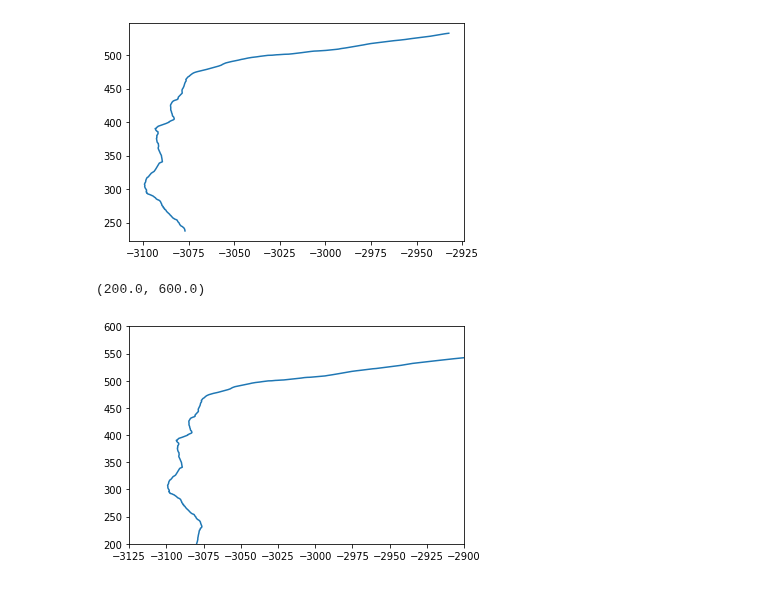
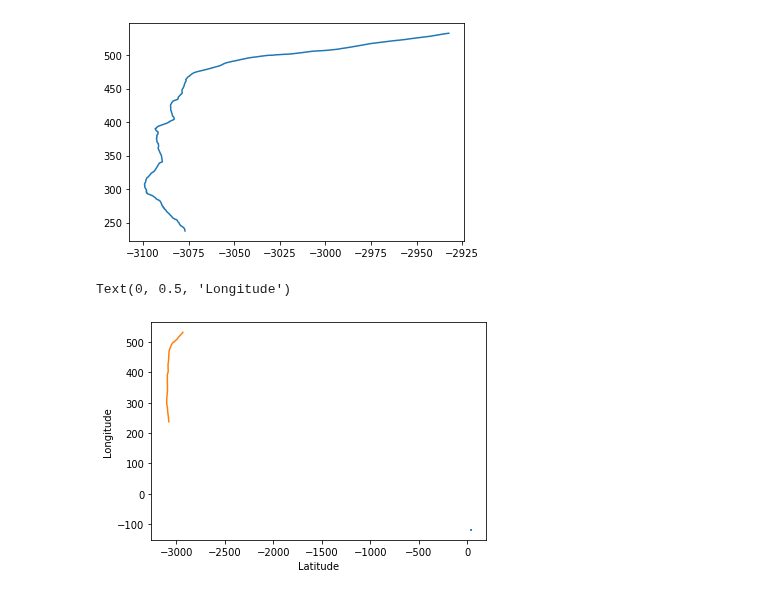
Before and after one commit to arunavanag591/odor_analysis, a Jupyter notebook: data_exploration/DesertBagAnalysis.ipynb, the cells around one changed output. Saved outputs shown, nothing was run; the diff lists cells and outputs as text; code cells hidden in the pictures.

```diff
--- a/data_exploration/DesertBagAnalysis.ipynb
+++ b/data_exploration/DesertBagAnalysis.ipynb
@@ -377,3 +374,16 @@ plt.plot(wind_df_bag02.position_u,wind_df_bag02.position_v)
 # %% [output]
 [<matplotlib.lines.Line2D at 0x...>]
 [figure]
+# %%
+fig_odor_gps = plt.figure()
+ax= fig_odor_gps.add_subplot(111)
+cmap = plt.cm.get_cmap("magma", 10)
+#ax.scatter(wind_df_bag02.position_u,wind_df_bag02.position_v)
+#ax.scatter(dfbag02_tmp._ublox_gps_fix_latitude, dfbag02_tmp._ublox_gps_fix_longitude, c=dfbag02_tmp._analog_output_data, s=10, cmap='magma')
+ax.plot(dfbag02_tmp._ublox_gps_fix_latitude, dfbag02_tmp._ublox_gps_fix_longitude)
+ax.plot(wind_df_bag02.position_u,wind_df_bag02.position_v)
+ax.set_xlabel('Latitude')
+ax.set_ylabel('Longitude')
+# %% [output]
+Text(0, 0.5, 'Longitude')
+[figure, added]
@@ -380,10 +392,7 @@ plt.plot(wind_df_bag02.position_u,wind_df_bag02.position_v)
 # %%
-plt.plot(wind_df.position_u, wind_df.position_v)
-plt.xlim(-3125, -2900)
-plt.ylim(200,600)
+# plt.plot(wind_df.position_u, wind_df.position_v)
+# plt.xlim(-3125, -2900)
+# plt.ylim(200,600)
-# %% [output]
-(200.0, 600.0)
-[figure, removed]
 # %%
 #TEST
 # A = [1,2,3,4,5,6,7]
```
Also changed, not shown: parts of 2 cells of this notebook.
